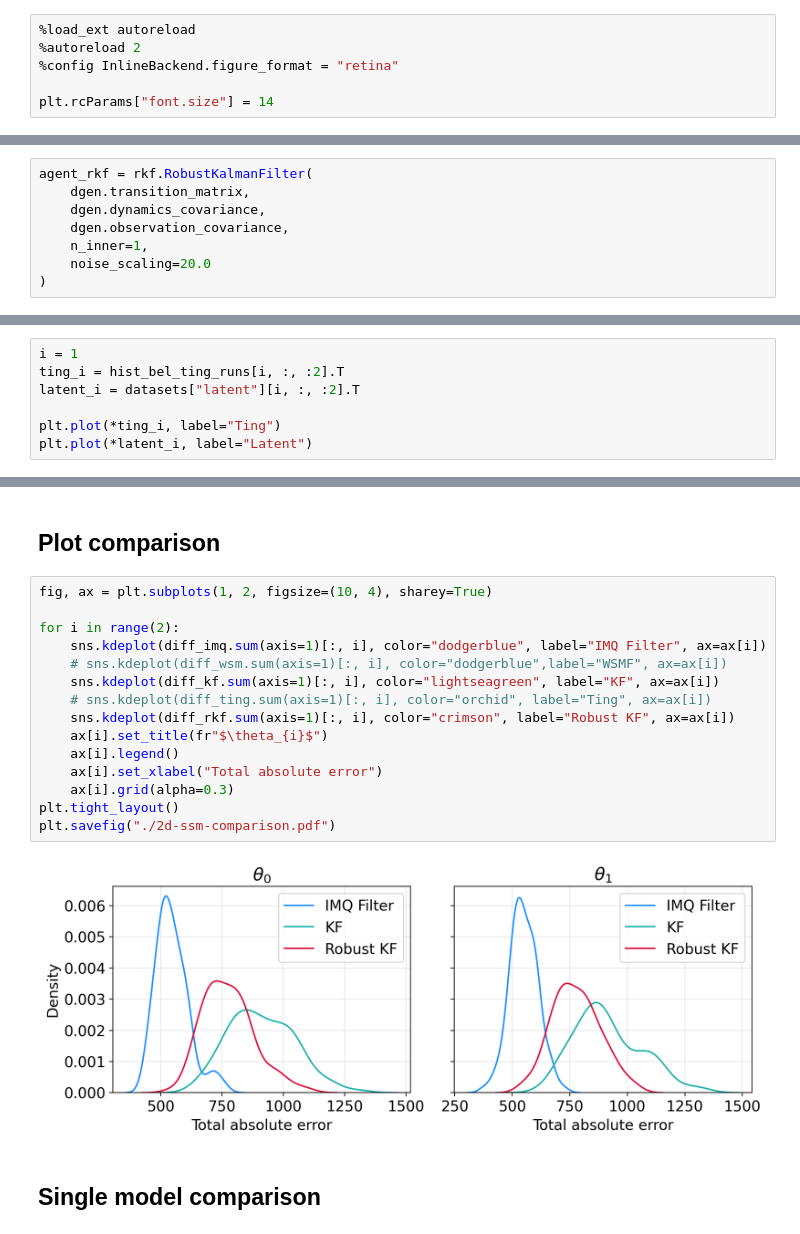
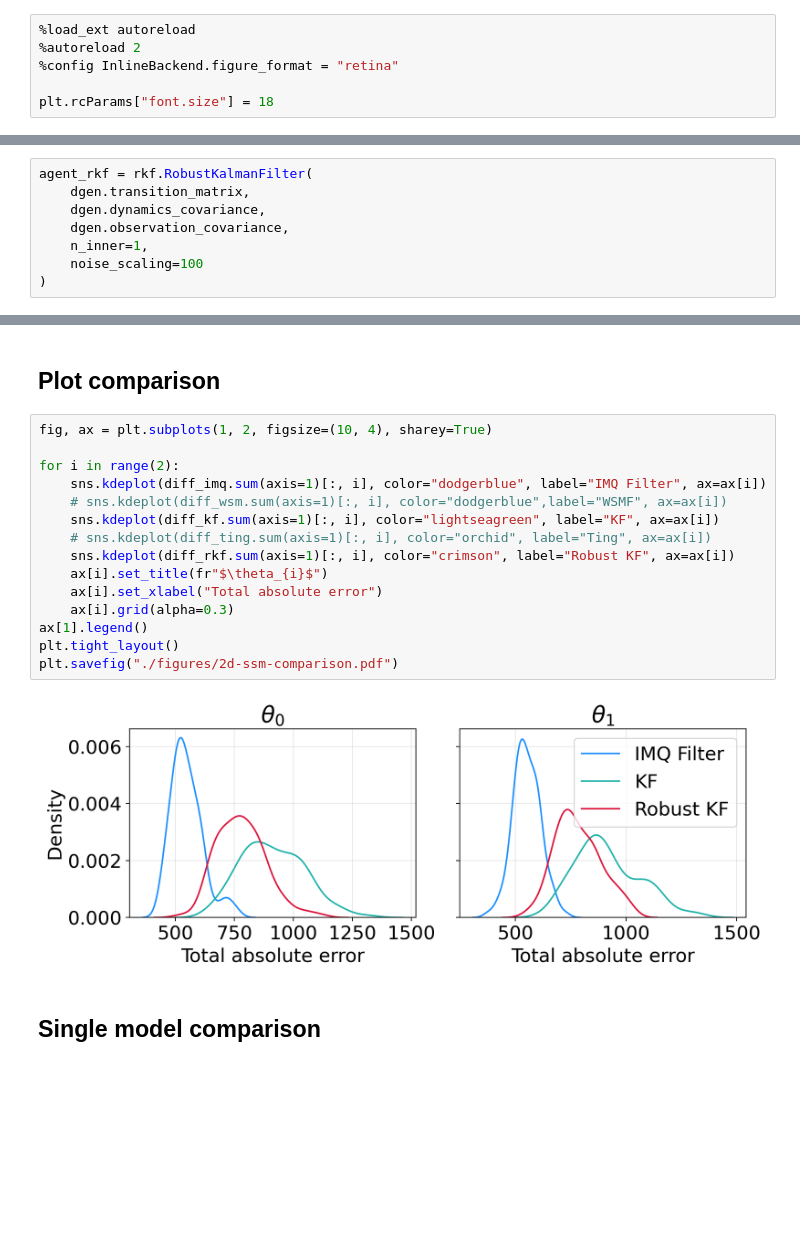
Before and after one commit to gerdm/weighted-likelihood-filter, a Jupyter notebook: experiments/2d-tracking-outlier-covariance.ipynb, the cells around one changed output, grey strips where cells are left out. Drawn from its saved outputs; the diff is of its cells as text; blank space fills up the shorter version.

Commit message:
feat: 2d-tracking notebooks
Modify plot styles

```diff
--- a/experiments/2d-tracking-outlier-covariance.ipynb
+++ b/experiments/2d-tracking-outlier-covariance.ipynb
@@ -28,7 +30,7 @@ from rebayes_mini.methods import generalised_bayes_filter as gbf
 %autoreload 2
 %config InlineBackend.figure_format = "retina"
 
-plt.rcParams["font.size"] = 14
+plt.rcParams["font.size"] = 18
 # %%
 key = jax.random.PRNGKey(314)
 # %% [markdown]
@@ -99,7 +99,7 @@ agent_rkf = rkf.RobustKalmanFilter(
     dgen.dynamics_covariance,
     dgen.observation_covariance,
     n_inner=1,
-    noise_scaling=20.0
+    noise_scaling=100
 )
 # %%
 init_bel = agent_rkf.init_bel(initial_mean, cov=1.0)
@@ -182,7 +149,0 @@ Array([30786.145 , 26988.586 ,  1872.521 ,  1802.4081], dtype=float32)
-# %%
-i = 1
-ting_i = hist_bel_ting_runs[i, :, :2].T
-latent_i = datasets["latent"][i, :, :2].T
-
-plt.plot(*ting_i, label="Ting")
-plt.plot(*latent_i, label="Latent")
@@ -194,20 +152,20 @@ plt.plot(*latent_i, label="Latent")
 # %%
 fig, ax = plt.subplots(1, 2, figsize=(10, 4), sharey=True)
 
 for i in range(2):
     sns.kdeplot(diff_imq.sum(axis=1)[:, i], color="dodgerblue", label="IMQ Filter", ax=ax[i])
     # sns.kdeplot(diff_wsm.sum(axis=1)[:, i], color="dodgerblue",label="WSMF", ax=ax[i])
     sns.kdeplot(diff_kf.sum(axis=1)[:, i], color="lightseagreen", label="KF", ax=ax[i])
     # sns.kdeplot(diff_ting.sum(axis=1)[:, i], color="orchid", label="Ting", ax=ax[i])
     sns.kdeplot(diff_rkf.sum(axis=1)[:, i], color="crimson", label="Robust KF", ax=ax[i])
     ax[i].set_title(fr"$\theta_{i}$")
-    ax[i].legend()
     ax[i].set_xlabel("Total absolute error")
     ax[i].grid(alpha=0.3)
+ax[1].legend()
 plt.tight_layout()
-plt.savefig("./2d-ssm-comparison.pdf")
+plt.savefig("./figures/2d-ssm-comparison.pdf")
 # %% [output]
-[figure, old version]
+[figure, new version]
 # %% [markdown]
 ## Single model comparison
 # %%
```
Also changed, not shown: parts of 10 cells of this notebook, 1 other file.
